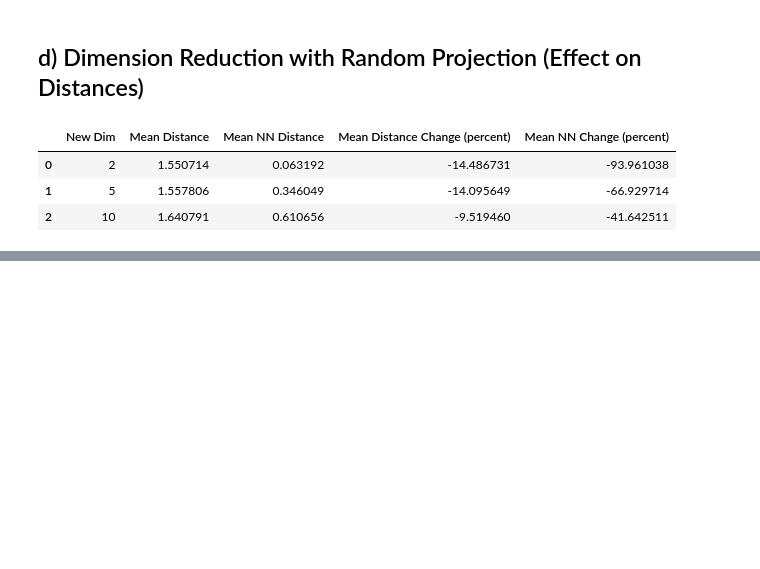
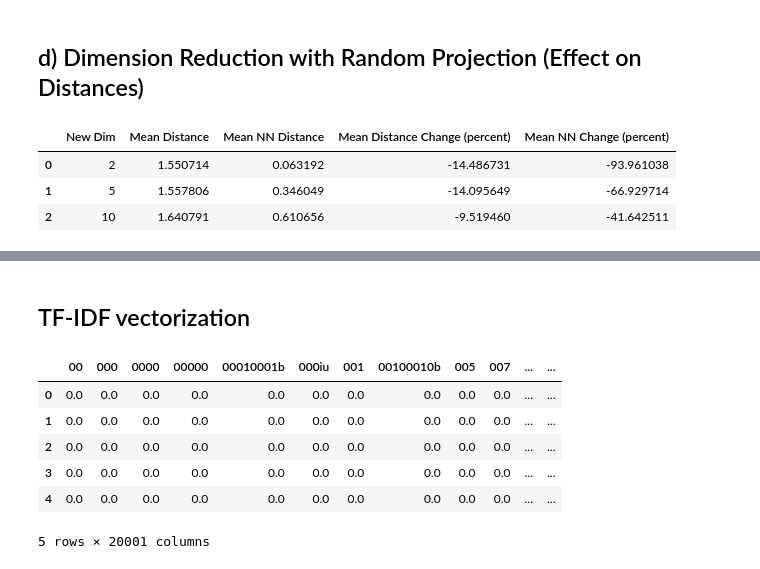
Before and after one commit to pouriaSameti/Mathematics-For-Data-Science, a Jupyter notebook: Project 1/code.ipynb, the cells around one changed output, grey strips where cells are left out. Drawn from its saved outputs; the diff is of its cells as text; code cells hidden in the pictures; blank space fills up the shorter version.

Commit message:
Project 1: import 20newsGroup dataset. Apply preprocessing on text data.

```diff
--- a/Project 1/code.ipynb
+++ b/Project 1/code.ipynb
@@ -413,0 +419,9 @@ plt.show()
+# %%
+from sklearn.datasets import fetch_20newsgroups
+
+
+newsgroups = fetch_20newsgroups(subset='all', remove=('headers', 'footers', 'quotes'), random_state=0)
+df = pd.DataFrame({"text": newsgroups.data, "target": newsgroups.target,
+                   "target_name": [newsgroups.target_names[i] for i in newsgroups.target]})
+
+df.head()
@@ -413,0 +435,24 @@ plt.show()
+# %% [markdown]
+## TF-IDF vectorization
+# %%
+from sklearn.feature_extraction.text import TfidfVectorizer
+
+vectorizer = TfidfVectorizer(
+    max_features=20000,
+    dtype=np.float32,
+    norm='l2')
+
+X = vectorizer.fit_transform(df['text'])
+X = pd.DataFrame(X.toarray(), columns=vectorizer.get_feature_names_out())
+y = df['target']
+
+data = pd.concat([X, y], axis=1)
+data[:5]
+# %% [output]
+|  | 00 | 000 | 0000 | 00000 | 00010001b | 000iu | 001 | 00100010b | 005 | 007 | ... | ... |
+| 0 | 0.0 | 0.0 | 0.0 | 0.0 | 0.0 | 0.0 | 0.0 | 0.0 | 0.0 | 0.0 | ... | ... |
+| 1 | 0.0 | 0.0 | 0.0 | 0.0 | 0.0 | 0.0 | 0.0 | 0.0 | 0.0 | 0.0 | ... | ... |
+| 2 | 0.0 | 0.0 | 0.0 | 0.0 | 0.0 | 0.0 | 0.0 | 0.0 | 0.0 | 0.0 | ... | ... |
+| 3 | 0.0 | 0.0 | 0.0 | 0.0 | 0.0 | 0.0 | 0.0 | 0.0 | 0.0 | 0.0 | ... | ... |
+| 4 | 0.0 | 0.0 | 0.0 | 0.0 | 0.0 | 0.0 | 0.0 | 0.0 | 0.0 | 0.0 | ... | ... |
+5 rows × 20001 columns
```
Also changed, not shown: parts of 7 cells of this notebook.
